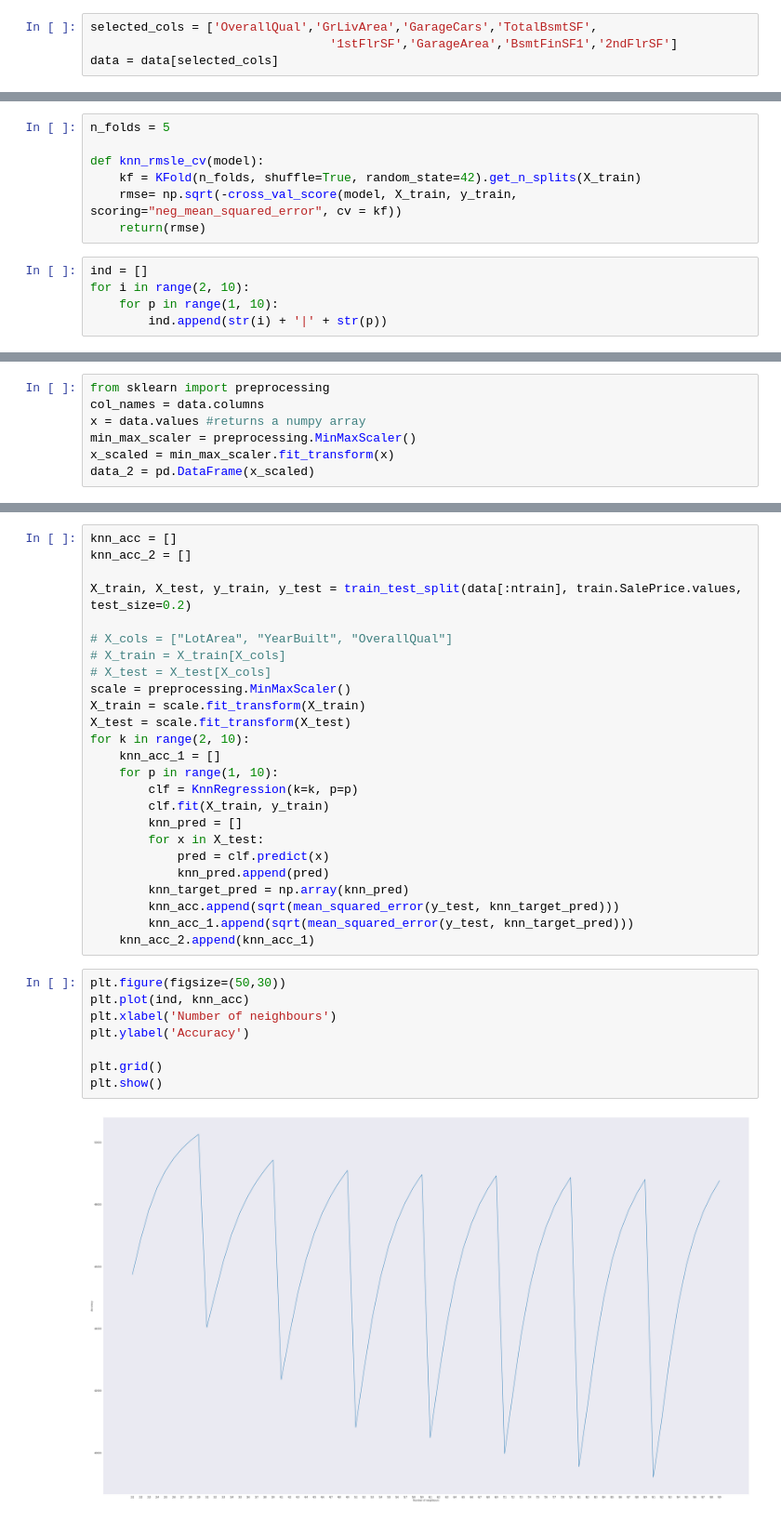
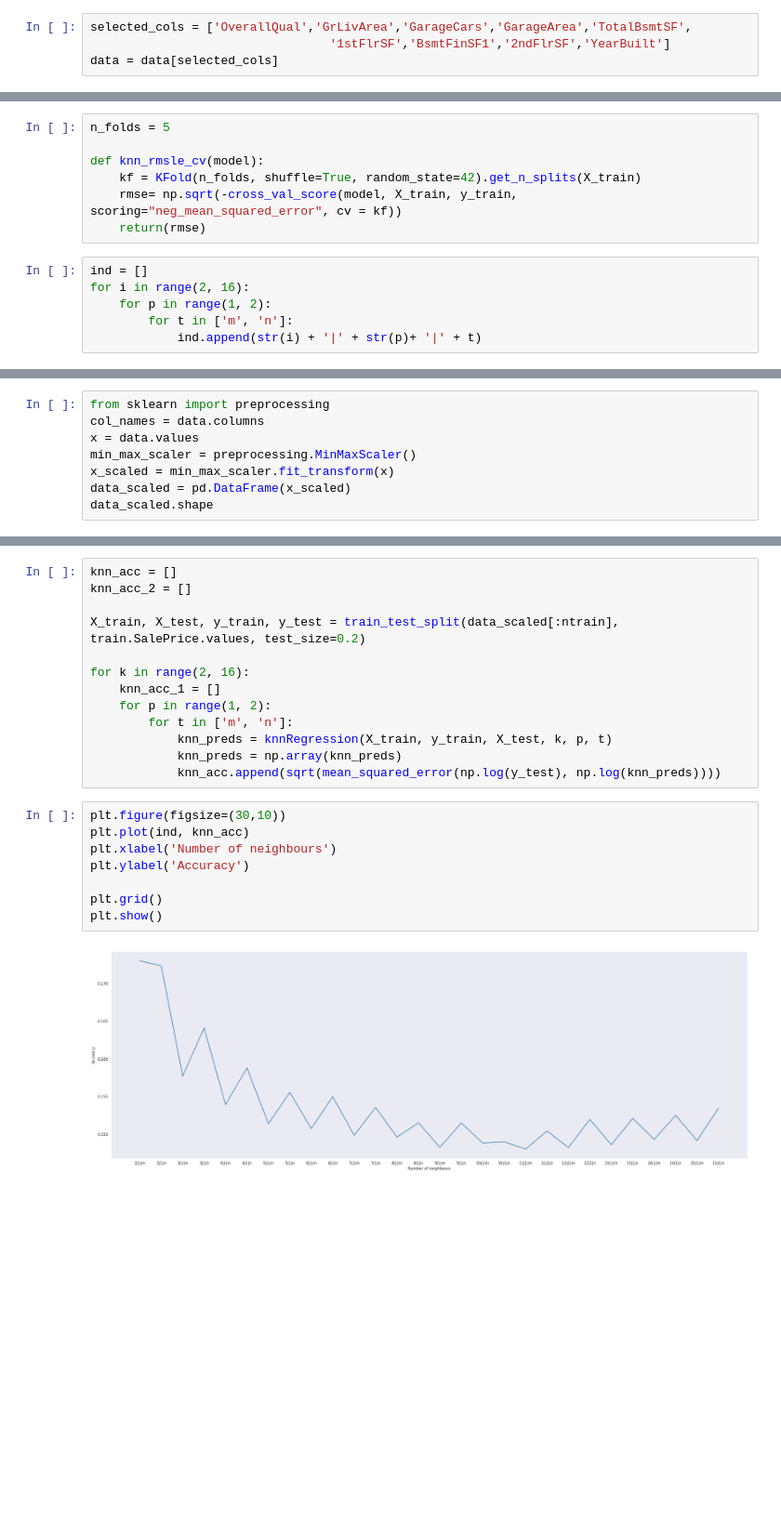
Before and after one commit to 4m4n5/sys6018-competition-house-prices, a Jupyter notebook: Aman/knnmodel.ipynb, the cells around one changed output, grey strips where cells are left out. Shown at 93% size. Drawn from its saved outputs; the diff is of its cells as text; blank space fills up the shorter version.

```diff
--- a/Aman/knnmodel.ipynb
+++ b/Aman/knnmodel.ipynb
@@ -74,6 +65,6 @@ data["Functional"] = data["Functional"].fillna("Typ")
 # Dropping column
 data = data.drop(['Utilities'], axis=1)
 # %%
-selected_cols = ['OverallQual','GrLivArea','GarageCars','TotalBsmtSF',
-                                 '1stFlrSF','GarageArea','BsmtFinSF1','2ndFlrSF']
+selected_cols = ['OverallQual','GrLivArea','GarageCars','GarageArea','TotalBsmtSF',
+                                 '1stFlrSF','BsmtFinSF1','2ndFlrSF','YearBuilt']
 data = data[selected_cols]
@@ -86,6 +81,7 @@ def knn_rmsle_cv(model):
     return(rmse)
 # %%
 ind = []
-for i in range(2, 10):
-    for p in range(1, 10):
-        ind.append(str(i) + '|' + str(p))
+for i in range(2, 16):
+    for p in range(1, 2):
+        for t in ['m', 'n']:
+            ind.append(str(i) + '|' + str(p)+ '|' + t)
@@ -94,7 +88,8 @@ for i in range(2, 10):
 # %%
 from sklearn import preprocessing
 col_names = data.columns
-x = data.values #returns a numpy array
+x = data.values
 min_max_scaler = preprocessing.MinMaxScaler()
 x_scaled = min_max_scaler.fit_transform(x)
-data_2 = pd.DataFrame(x_scaled)
+data_scaled = pd.DataFrame(x_scaled)
+data_scaled.shape
@@ -123,34 +122,22 @@ data_2
 knn_acc = []
 knn_acc_2 = []
 
-X_train, X_test, y_train, y_test = train_test_split(data[:ntrain], train.SalePrice.values, test_size=0.2)
+X_train, X_test, y_train, y_test = train_test_split(data_scaled[:ntrain], train.SalePrice.values, test_size=0.2)
 
-# X_cols = ["LotArea", "YearBuilt", "OverallQual"]
-# X_train = X_train[X_cols]
-# X_test = X_test[X_cols]
-scale = preprocessing.MinMaxScaler()
-X_train = scale.fit_transform(X_train)
-X_test = scale.fit_transform(X_test)
-for k in range(2, 10):
+for k in range(2, 16):
     knn_acc_1 = []
-    for p in range(1, 10):
-        clf = KnnRegression(k=k, p=p)
-        clf.fit(X_train, y_train)
-        knn_pred = []
-        for x in X_test:
-            pred = clf.predict(x)
-            knn_pred.append(pred)
-        knn_target_pred = np.array(knn_pred)
-        knn_acc.append(sqrt(mean_squared_error(y_test, knn_target_pred)))
-        knn_acc_1.append(sqrt(mean_squared_error(y_test, knn_target_pred)))
-    knn_acc_2.append(knn_acc_1)
+    for p in range(1, 2):
+        for t in ['m', 'n']:
+            knn_preds = knnRegression(X_train, y_train, X_test, k, p, t)
+            knn_preds = np.array(knn_preds)
+            knn_acc.append(sqrt(mean_squared_error(np.log(y_test), np.log(knn_preds))))
 # %%
-plt.figure(figsize=(50,30))
+plt.figure(figsize=(30,10))
 plt.plot(ind, knn_acc)
 plt.xlabel('Number of neighbours')
 plt.ylabel('Accuracy')
 
 plt.grid()
 plt.show()
 # %% [output]
-[figure, old version]
+[figure, new version]
```
Also changed, not shown: parts of 11 cells of this notebook, 8 other files.
